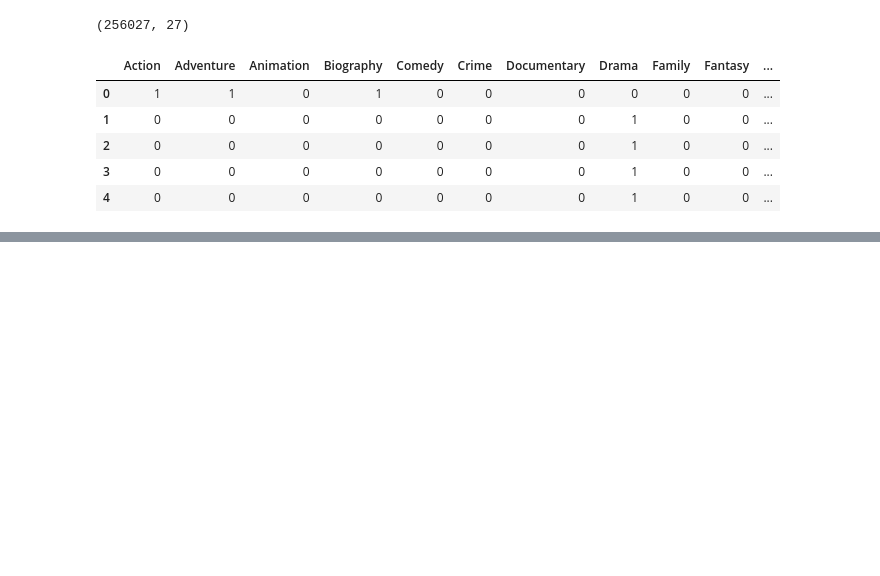
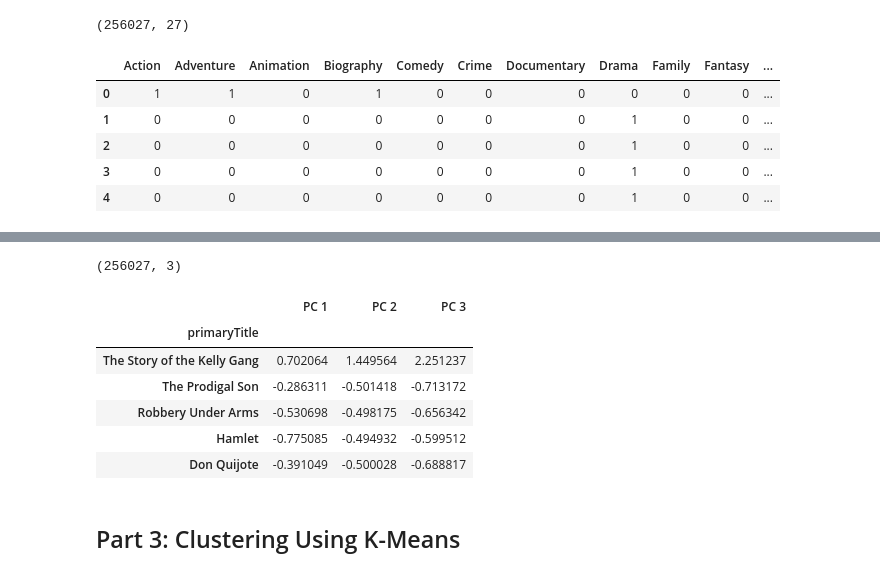
Before and after one commit to deepayogesh/projectG, a Jupyter notebook: Tom/g-mvs_K-Means_ML_Model_v2.ipynb, the cells around one changed output, grey strips where cells are left out. Saved outputs shown, nothing was run; the diff lists cells and outputs as text; code cells hidden in the pictures; blank space fills up the shorter version.

Commit message:
Principal Component Analysis Complete

```diff
--- a/Tom/g-mvs_K-Means_ML_Model_v2.ipynb
+++ b/Tom/g-mvs_K-Means_ML_Model_v2.ipynb
@@ -159,0 +187,5 @@ movies_df.loc[(movies_df['primaryTitle'] == "Toy Story")]
+# %%
+# Standardize the data with StandardScaler()
+
+Z = StandardScaler().fit_transform(Z)
+Z[:5]
@@ -159,0 +212,6 @@ movies_df.loc[(movies_df['primaryTitle'] == "Toy Story")]
+# %%
+# Use PCA to reduce dimensions to three principal components
+pca = PCA(n_components=3)
+
+movies_pca = pca.fit_transform(Z)
+movies_pca
@@ -159,0 +226,18 @@ movies_df.loc[(movies_df['primaryTitle'] == "Toy Story")]
+# %%
+# Create a DataFrame with the three principal components
+col_names = ["PC 1", "PC 2", "PC 3"]
+movies_pca_df = pd.DataFrame(movies_pca, columns=col_names, index=movies_df['primaryTitle'])
+
+print(movies_pca_df.shape)
+movies_pca_df.head()
+# %% [output]
+(256027, 3)
+|  | PC 1 | PC 2 | PC 3 |
+| primaryTitle |  |  |  |
+| The Story of the Kelly Gang | 0.702064 | 1.449564 | 2.251237 |
+| The Prodigal Son | -0.286311 | -0.501418 | -0.713172 |
+| Robbery Under Arms | -0.530698 | -0.498175 | -0.656342 |
+| Hamlet | -0.775085 | -0.494932 | -0.599512 |
+| Don Quijote | -0.391049 | -0.500028 | -0.688817 |
+# %% [markdown]
+## Part 3: Clustering Using K-Means
```
Also changed, not shown: parts of 7 cells of this notebook.
